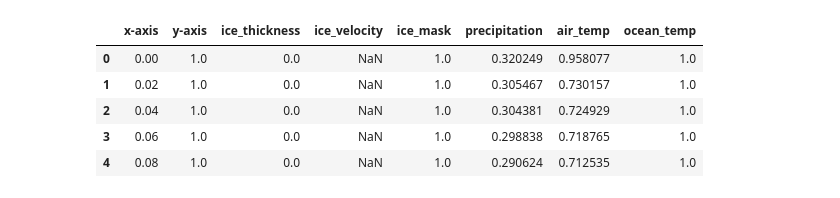
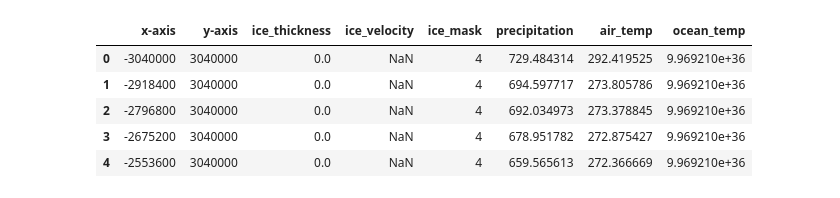
Before and after one commit to serafinaslevin/GP_Research, a Jupyter notebook: week 7/Feature Engineering.ipynb, the cells around one changed output. Saved outputs shown, nothing was run; the diff lists cells and outputs as text; code cells hidden in the pictures.

```diff
--- a/week 7/Feature Engineering.ipynb
+++ b/week 7/Feature Engineering.ipynb
@@ -1,33 +1,45 @@
 # %%
 #in this file, I will create and save a variety of new dataframes with new features
 #these features are engineered features, designed in the hope of improving model performance
 #at this stage, I am still only looking at the first timeslice of the data. This file will be within that context.
 #The output dataframes will be the first (full, including where there is no ice) time slice, plus the extra features.
 
 import pandas as pd
+import numpy as np
+import matplotlib.pyplot as plt
+from sklearn.model_selection import train_test_split
+from sklearn.ensemble import RandomForestRegressor
+import math
+from sklearn.metrics import mean_squared_error
 
 df = pd.read_csv('../data/AIS-86Year/vars_all_v2/vars-2015.txt', delimiter = '\t',
                       names=["x-axis", "y-axis", "ice_thickness", "ice_velocity", "ice_mask",
                              "precipitation", "air_temp", "ocean_temp"])
 
 def scale (df):
     """uses the formula scaled val = (val-column minimum)/(column maximum - column minimum)"""
     scaled_df = df.copy()
     # for column in df.columns[:-1]  -> use this line instead for not having a scaled target
     for column in scaled_df.columns:
         min_value = scaled_df[column].min()
         max_value = scaled_df[column].max()
         scaled_df[column] = (scaled_df[column] - min_value) / (max_value - min_value)
 
     return scaled_df
 
-df = scale(df)
+def unscale_rmse(scaled_rmse, target_name, original_df):
+    target_min = original_df[target_name].min()
+    target_max = original_df[target_name].max()
+
+    return scaled_rmse * (target_max - target_min)
+
+#df = scale(df)
 df.head()
 # %% [output]
 |  | x-axis | y-axis | ice_thickness | ice_velocity | ice_mask | precipitation | air_temp | ocean_temp |
-| 0 | 0.00 | 1.0 | 0.0 | NaN | 1.0 | 0.320249 | 0.958077 | 1.0 |
-| 1 | 0.02 | 1.0 | 0.0 | NaN | 1.0 | 0.305467 | 0.730157 | 1.0 |
-| 2 | 0.04 | 1.0 | 0.0 | NaN | 1.0 | 0.304381 | 0.724929 | 1.0 |
-| 3 | 0.06 | 1.0 | 0.0 | NaN | 1.0 | 0.298838 | 0.718765 | 1.0 |
-| 4 | 0.08 | 1.0 | 0.0 | NaN | 1.0 | 0.290624 | 0.712535 | 1.0 |
+| 0 | -3040000 | 3040000 | 0.0 | NaN | 4 | 729.484314 | 292.419525 | 9.969210e+36 |
+| 1 | -2918400 | 3040000 | 0.0 | NaN | 4 | 694.597717 | 273.805786 | 9.969210e+36 |
+| 2 | -2796800 | 3040000 | 0.0 | NaN | 4 | 692.034973 | 273.378845 | 9.969210e+36 |
+| 3 | -2675200 | 3040000 | 0.0 | NaN | 4 | 678.951782 | 272.875427 | 9.969210e+36 |
+| 4 | -2553600 | 3040000 | 0.0 | NaN | 4 | 659.565613 | 272.366669 | 9.969210e+36 |
 # %%
```
Also changed, not shown: parts of 17 cells of this notebook, 6 other files.
